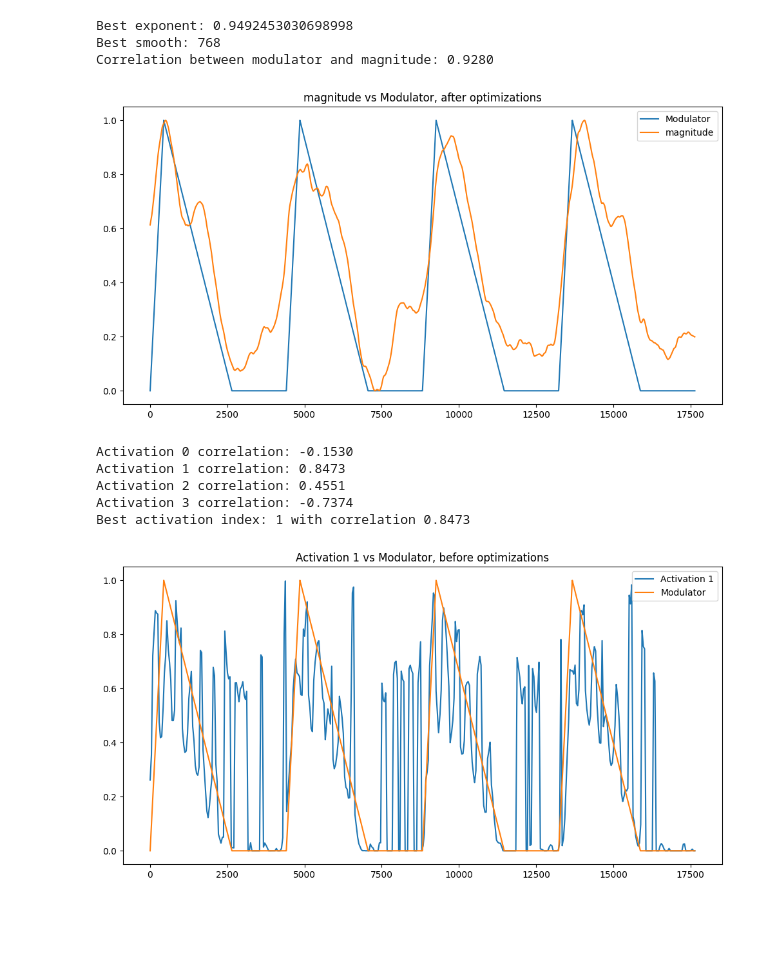
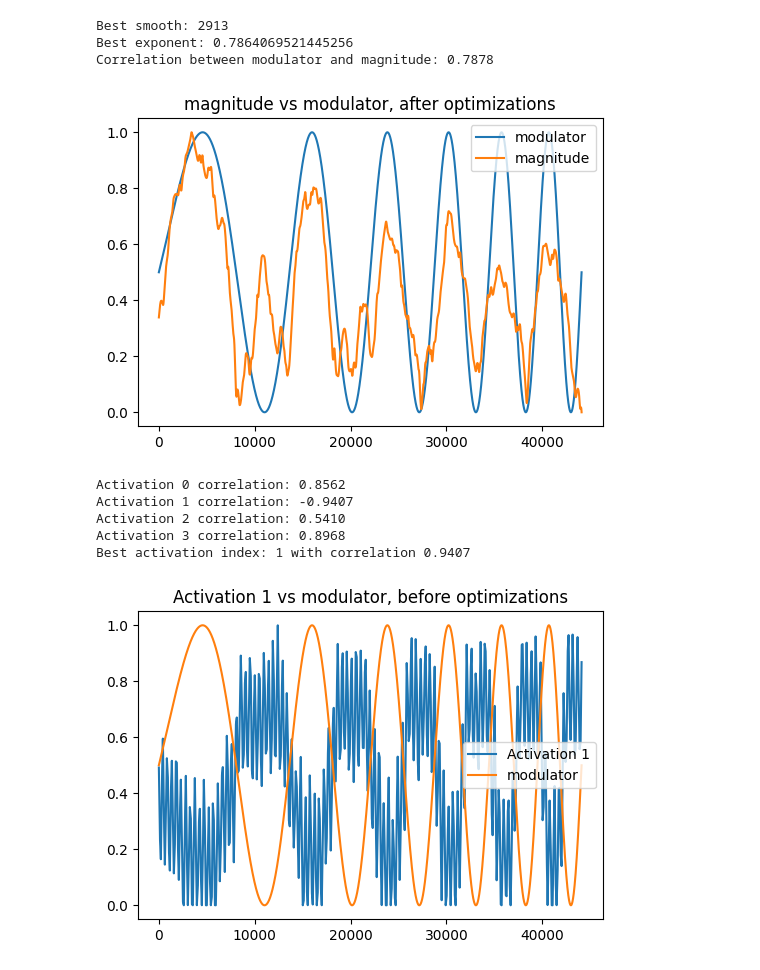
Before and after one commit to inspektral/sonic-trajectories, a Jupyter notebook: nmf-test.ipynb, the cells around one changed output. Drawn from its saved outputs; the diff is of its cells as text; code cells hidden in the pictures; blank space fills up the shorter version.

```diff
--- a/nmf-test.ipynb
+++ b/nmf-test.ipynb
@@ -57,7 +57,7 @@ available metrics:
 available representations:
 ['mfcc', 'cqt', 'spectrum', 'music2latent', 'dac']
 # %%
-TEST = "sines_noise"
+TEST = "fm_frequency"
 REPR = "music2latent"
 METRIC = "magnitude"
 # %%
@@ -114,25 +121,26 @@ plt.show()
 # %%
+best_smooth = utils.calc_best_smoothing(metric, modulator)
+print(f"Best smooth: {best_smooth}")
+metric = utils.norm(utils.smooth(metric, best_smooth))
+
 best_exponent = utils.calc_best_exponent(metric, modulator)
 print(f"Best exponent: {best_exponent}")
 metric = utils.norm(metric ** best_exponent)
 
-best_smooth = utils.calc_best_smoothing(metric, modulator)
-print(f"Best smooth: {best_smooth}")
-metric = utils.norm(utils.smooth(metric, best_smooth))
 correlation = utils.calc_correlation(modulator, metric)
 print(f"Correlation between modulator and magnitude: {correlation:.4f}")
 
-plt.figure(figsize=(12, 6))
-plt.plot(modulator, label='Modulator')
+plt.figure(figsize=(6,4))
+plt.plot(modulator, label='modulator')
 plt.plot(metric, label=METRIC)
-plt.title(f'{METRIC} vs Modulator, after optimizations')
+plt.title(f'{METRIC} vs modulator, after optimizations')
 plt.legend()
 plt.show()
 # %% [output]
-Best exponent: 0.9492453030698998
-Best smooth: 768
-Correlation between modulator and magnitude: 0.9280
+Best smooth: 2913
+Best exponent: 0.7864069521445256
+Correlation between modulator and magnitude: 0.7878
-[figure, old version]
+[figure, new version]
 # %%
 correlations = []
 
@@ -150,19 +158,19 @@ activation = norm_stretch(activations[best_index], length)
 
 
 
-plt.figure(figsize=(12, 6))
+plt.figure(figsize=(6,4))
 plt.plot(activation, label=f'Activation {best_index}')
-plt.plot(modulator, label='Modulator')
-plt.title(f'Activation {best_index} vs Modulator, before optimizations')
+plt.plot(modulator, label='modulator')
+plt.title(f'Activation {best_index} vs modulator, before optimizations')
 plt.legend()
 plt.show()
 # %% [output]
-Activation 0 correlation: -0.1530
-Activation 1 correlation: 0.8473
-Activation 2 correlation: 0.4551
-Activation 3 correlation: -0.7374
-Best activation index: 1 with correlation 0.8473
+Activation 0 correlation: 0.8562
+Activation 1 correlation: -0.9407
+Activation 2 correlation: 0.5410
+Activation 3 correlation: 0.8968
+Best activation index: 1 with correlation 0.9407
-[figure, old version]
+[figure, new version]
 # %%
 best_smooth = utils.calc_best_smoothing(activation, modulator)
 print(f"Best smooth for activation {best_index}: {best_smooth}")
```
Also changed, not shown: parts of 4 cells of this notebook, 5 other files.
